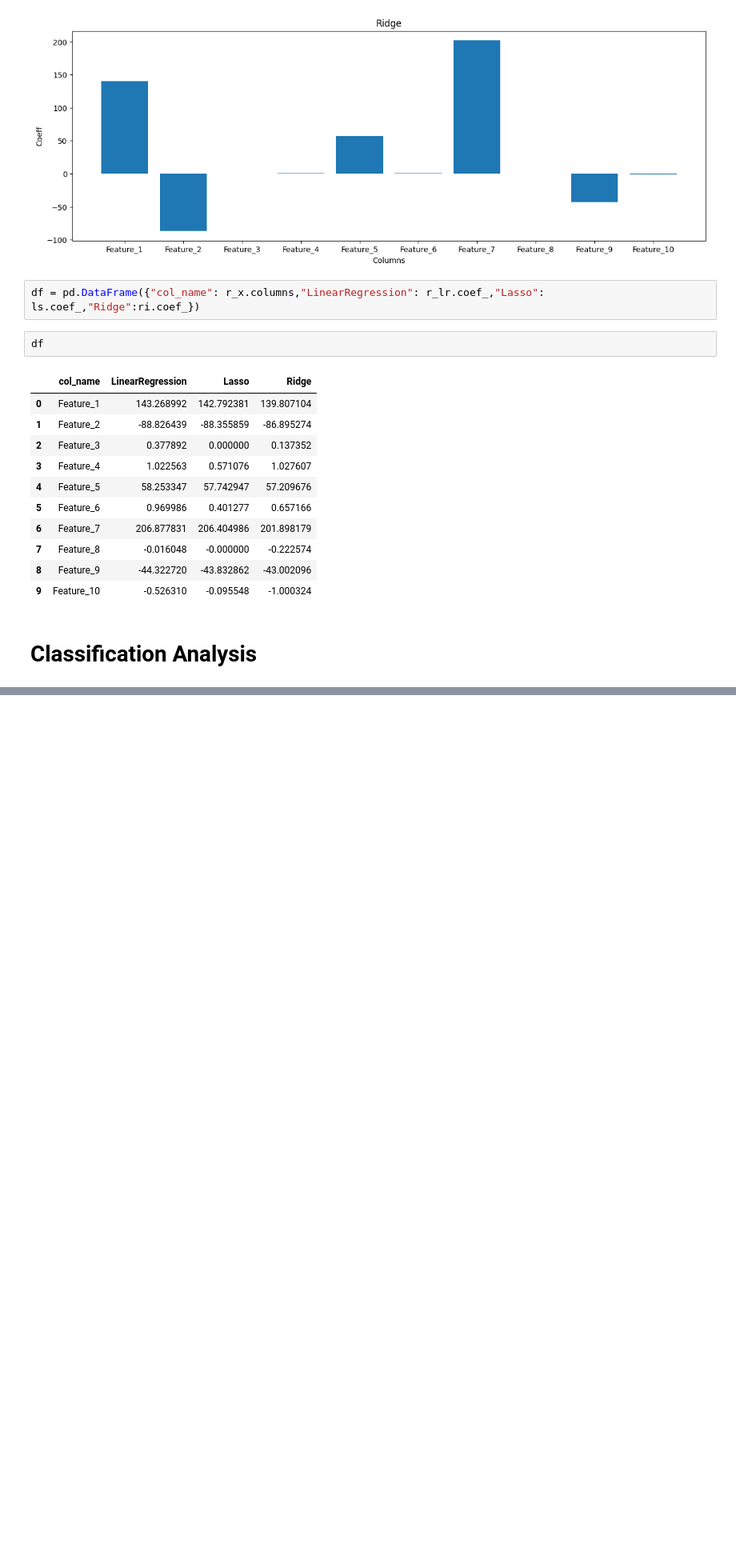
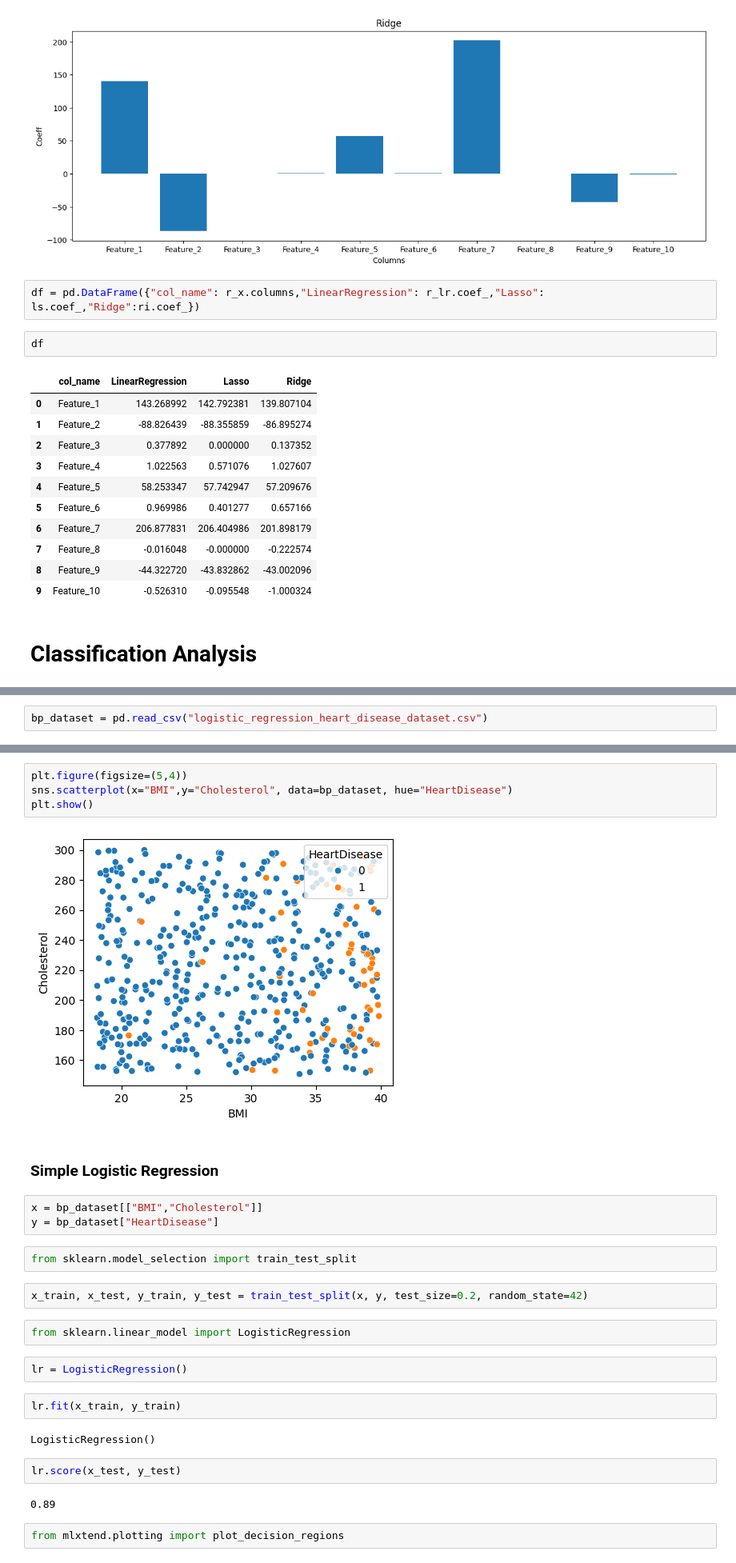
Before and after one commit to Haroon1056/Machine-Learning-Notes, a Jupyter notebook: machine learning.ipynb, the cells around one changed output, grey strips where cells are left out. Shown at 80% size. Drawn from its saved outputs; the diff is of its cells as text; blank space fills up the shorter version.

```diff
--- a/machine learning.ipynb
+++ b/machine learning.ipynb
@@ -580,0 +699,2 @@ df
+# %%
+bp_dataset = pd.read_csv("logistic_regression_heart_disease_dataset.csv")
@@ -580,0 +710,29 @@ df
+# %%
+plt.figure(figsize=(5,4))
+sns.scatterplot(x="BMI",y="Cholesterol", data=bp_dataset, hue="HeartDisease")
+plt.show()
+# %% [output]
+[figure, added]
+# %% [markdown]
+### Simple Logistic Regression
+# %%
+x = bp_dataset[["BMI","Cholesterol"]]
+y = bp_dataset["HeartDisease"]
+# %%
+from sklearn.model_selection import train_test_split
+# %%
+x_train, x_test, y_train, y_test = train_test_split(x, y, test_size=0.2, random_state=42)
+# %%
+from sklearn.linear_model import LogisticRegression
+# %%
+lr = LogisticRegression()
+# %%
+lr.fit(x_train, y_train)
+# %% [output]
+LogisticRegression()
+# %%
+lr.score(x_test, y_test)
+# %% [output]
+0.89
+# %%
+from mlxtend.plotting import plot_decision_regions
```
Also changed, not shown: parts of 64 cells of this notebook, 5 other files.
